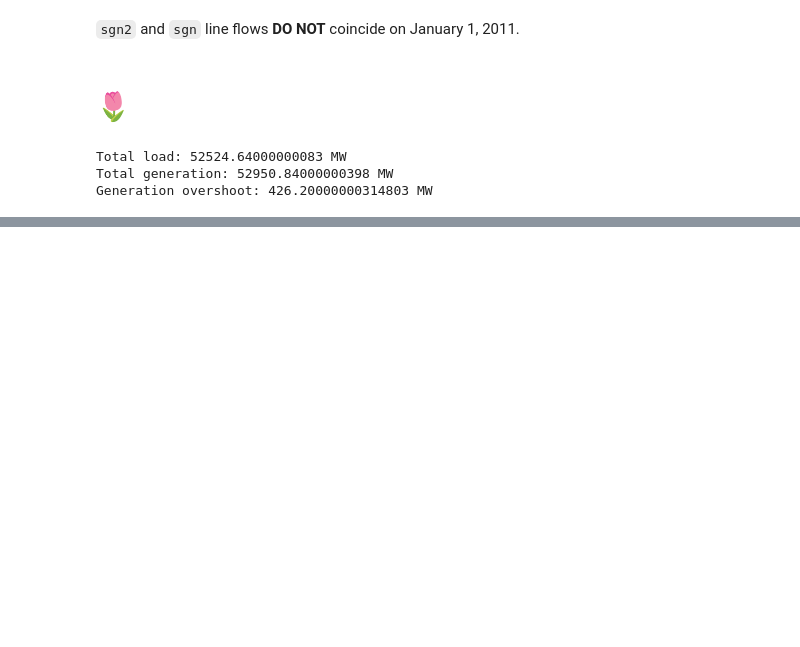
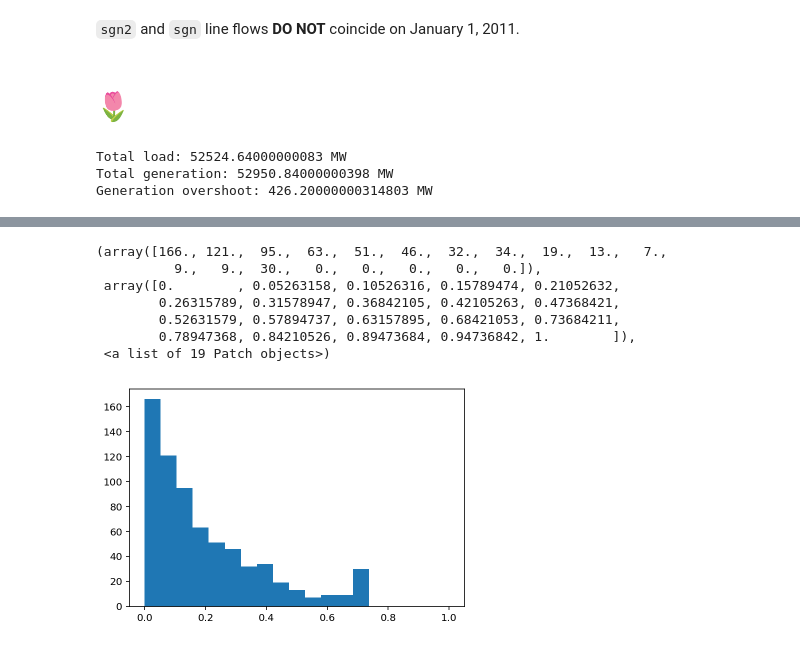
Before and after one commit to fonsp/grid-analysis, a Jupyter notebook: notebooks/models/Most likely power injection.ipynb, the cells around one changed output, grey strips where cells are left out. Cells and saved outputs as stored; diff of their text form; code cells hidden in the pictures; blank space fills up the shorter version.

```diff
--- a/notebooks/models/Most likely power injection.ipynb
+++ b/notebooks/models/Most likely power injection.ipynb
@@ -202,3 +210,14 @@ line_ratings.sort_values("P>1", ascending=False).head(20)
+# %%
+plt.hist(np.abs(f), bins=np.linspace(0,1,num=20))
+# %% [output]
+(array([166., 121.,  95.,  63.,  51.,  46.,  32.,  34.,  19.,  13.,   7.,
+          9.,   9.,  30.,   0.,   0.,   0.,   0.,   0.]),
+ array([0.        , 0.05263158, 0.10526316, 0.15789474, 0.21052632,
+        0.26315789, 0.31578947, 0.36842105, 0.42105263, 0.47368421,
+        0.52631579, 0.57894737, 0.63157895, 0.68421053, 0.73684211,
+        0.78947368, 0.84210526, 0.89473684, 0.94736842, 1.        ]),
+ <a list of 19 Patch objects>)
+[figure, added]
 # %%
 fig, ax = plt.subplots()
 
```
Also changed, not shown: parts of 25 cells of this notebook.
